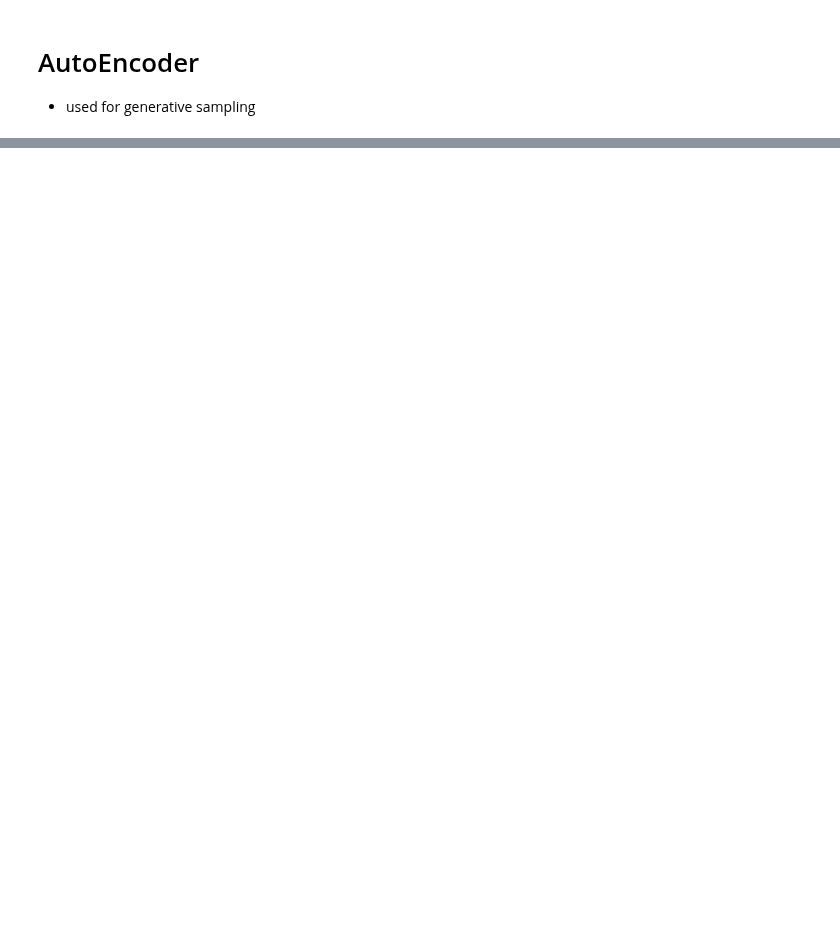
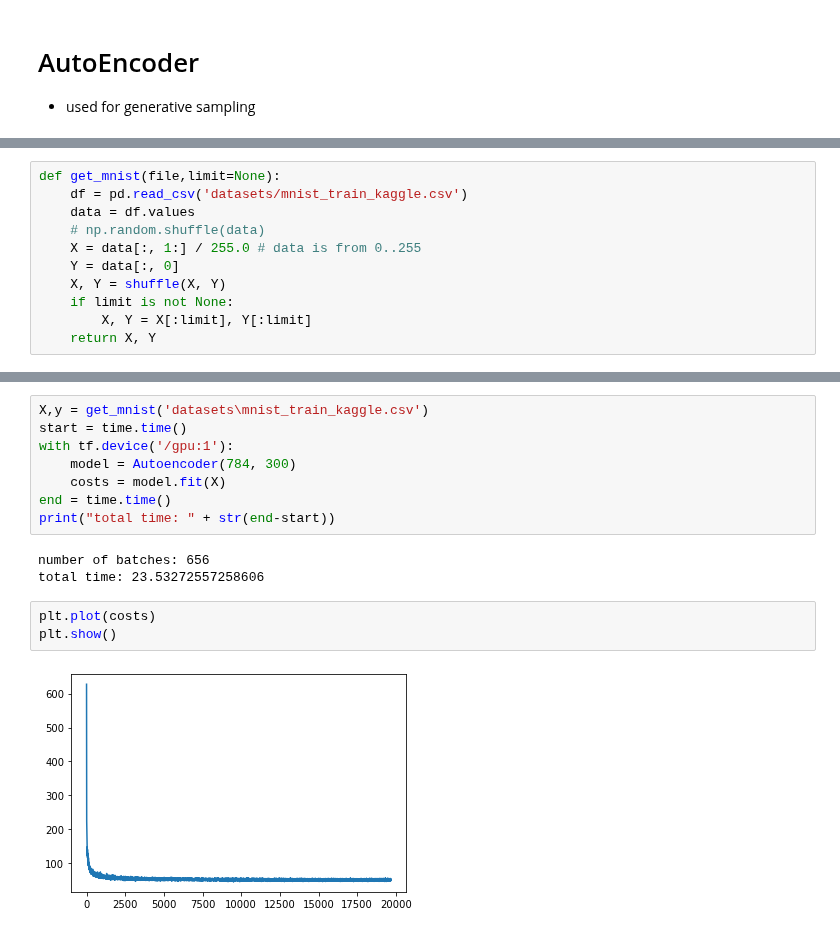
Before and after one commit to darrahts/deeplearning, a Jupyter notebook: GenerativeAutoencoder.ipynb, the cells around one changed output, grey strips where cells are left out. Saved outputs shown, nothing was run; the diff lists cells and outputs as text; blank space fills up the shorter version.

```diff
--- a/GenerativeAutoencoder.ipynb
+++ b/GenerativeAutoencoder.ipynb
@@ -20,0 +11,11 @@ class Autoencoder:
+# %%
+def get_mnist(file,limit=None):
+    df = pd.read_csv('datasets/mnist_train_kaggle.csv')
+    data = df.values
+    # np.random.shuffle(data)
+    X = data[:, 1:] / 255.0 # data is from 0..255
+    Y = data[:, 0]
+    X, Y = shuffle(X, Y)
+    if limit is not None:
+        X, Y = X[:limit], Y[:limit]
+    return X, Y
@@ -20,0 +80,16 @@ class Autoencoder:
+# %%
+X,y = get_mnist('datasets\mnist_train_kaggle.csv')
+start = time.time()
+with tf.device('/gpu:1'):
+    model = Autoencoder(784, 300)
+    costs = model.fit(X)
+end = time.time()
+print("total time: " + str(end-start))
+# %% [output]
+number of batches: 656
+total time: 23.53272557258606
+# %%
+plt.plot(costs)
+plt.show()
+# %% [output]
+[figure, added]
```
Also changed, not shown: parts of 5 cells of this notebook.
